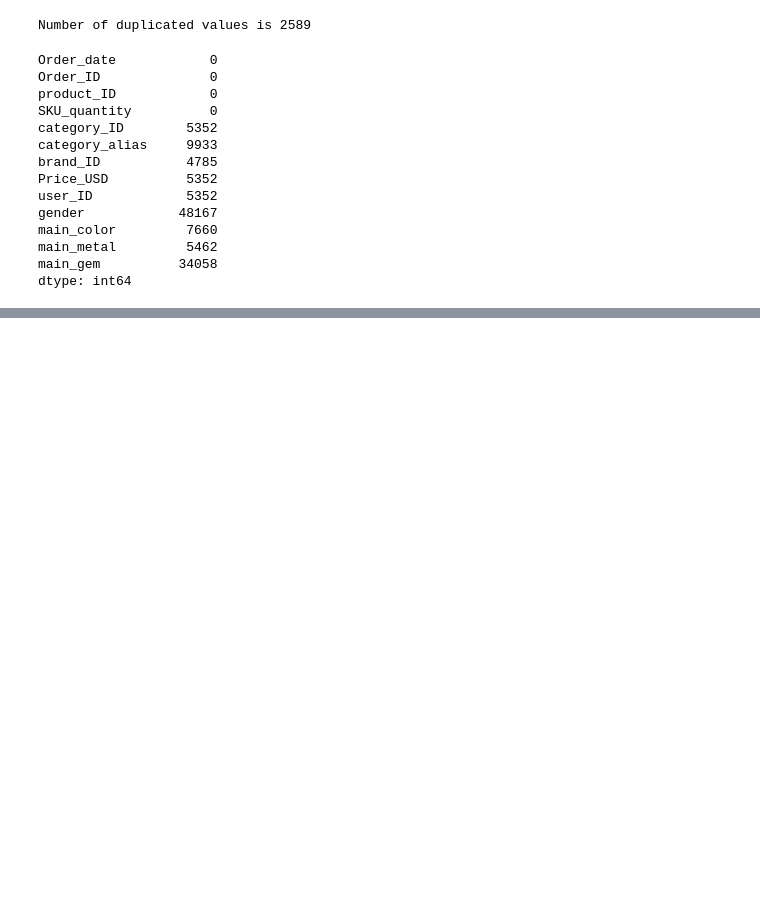
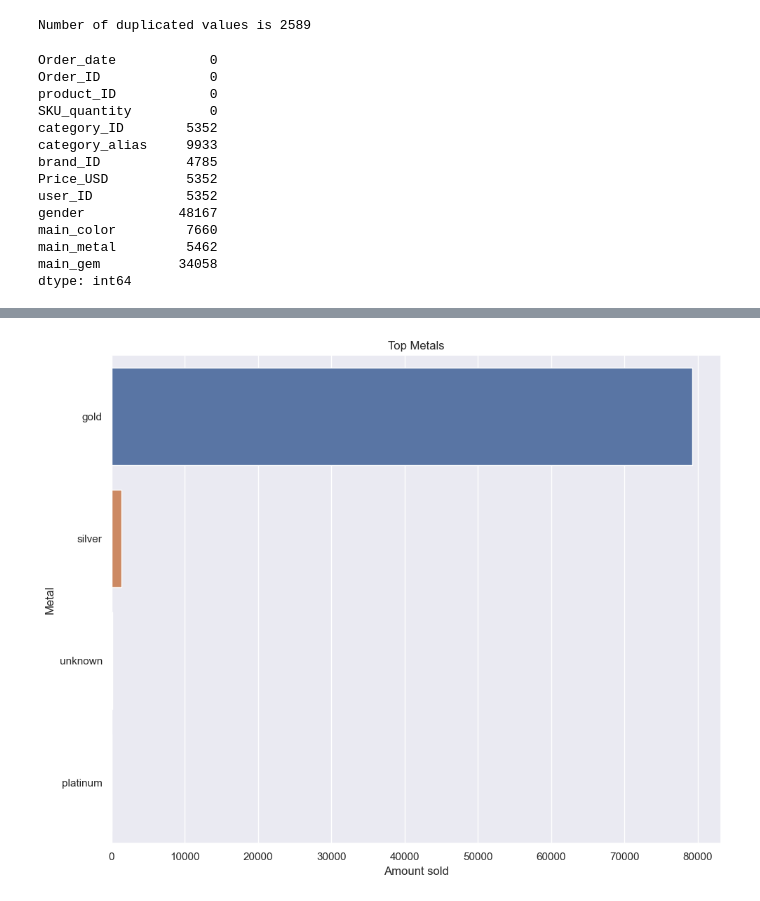
Before and after one commit to KP-Black/jewelry-price-optimisation, a Jupyter notebook: Notebooks/Jewelry price optimisation.ipynb, the cells around one changed output, grey strips where cells are left out. Cells and saved outputs as stored; diff of their text form; code cells hidden in the pictures; blank space fills up the shorter version.

```diff
--- a/Notebooks/Jewelry price optimisation.ipynb
+++ b/Notebooks/Jewelry price optimisation.ipynb
@@ -211,0 +293,12 @@ Name: count, dtype: int64
+# %%
+# bar chat for top metals (main_metal)
+plt.figure(figsize = (10,8))
+sns.countplot(data = data_with_drop_column, y = 'main_metal', order = data_with_drop_column["main_metal"].value_counts().head(5).index,palette = 'deep',hue = 'main_metal')
+plt.title('Top Metals')
+plt.ylabel('Metal')
+plt.xlabel('Amount sold')
+plt.tight_layout()
+plt.show()
+plt.close()
+# %% [output]
+[figure, added]
```
Also changed, not shown: parts of 14 cells of this notebook.
